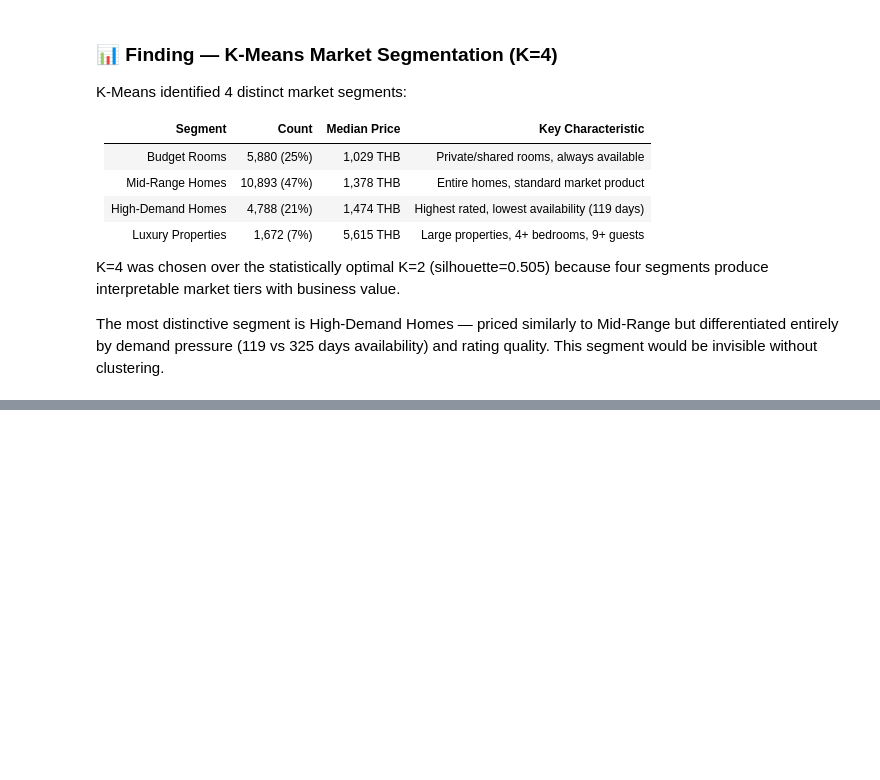
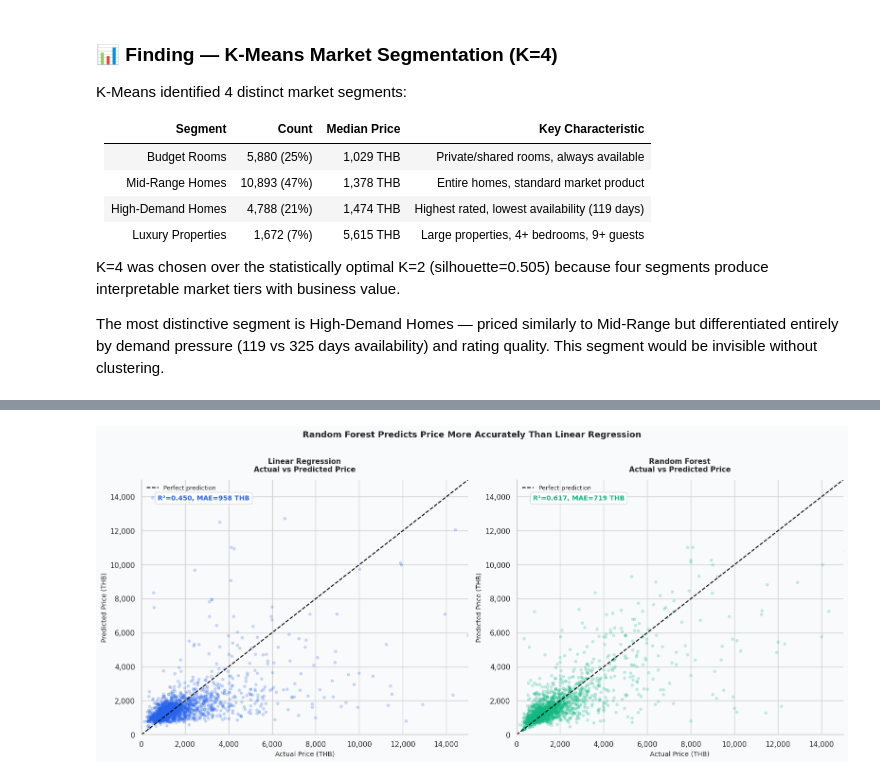
Before and after one commit to taghoutii/airbnb-eda, a Jupyter notebook: notebooks/01_eda.ipynb, the cells around one changed output, grey strips where cells are left out. Drawn from its saved outputs; the diff is of its cells as text; code cells hidden in the pictures; blank space fills up the shorter version.

Commit message:
Section 9: Linear Regressin and Random Forest

```diff
--- a/notebooks/01_eda.ipynb
+++ b/notebooks/01_eda.ipynb
@@ -2390,0 +2501,13 @@ rating quality. This segment would be invisible without clustering.
+# %%
+# Train/test split — 80% train, 20% test
+# random_state=42 ensures reproducibility
+# stratify not needed for regression
+
+X_train, X_test, y_train, y_test = train_test_split(
+    X, y, test_size=0.2, random_state=42
+)
+
+print(f"Training set:   {X_train.shape[0]:,} listings")
+print(f"Test set:       {X_test.shape[0]:,} listings")
+print(f"\nTrain target stats:\n{y_train.describe().round(3)}")
+print(f"\nTest target stats:\n{y_test.describe().round(3)}")
@@ -2390,0 +2612,48 @@ rating quality. This segment would be invisible without clustering.
+# %%
+fig, axes = plt.subplots(1, 2, figsize=(16, 7))
+
+models = [
+    ('Linear Regression', y_pred_lr, COLORS['primary'],   f"R²=0.450, MAE=958 THB"),
+    ('Random Forest',     y_pred_rf, COLORS['accent'],    f"R²=0.617, MAE=719 THB")
+]
+
+for ax, (name, y_pred, color, metrics) in zip(axes, models):
+    # Convert back to THB for interpretable axis
+    actual    = np.expm1(y_test)
+    predicted = np.expm1(y_pred)
+
+    # Sample for performance
+    idx = np.random.choice(len(actual), size=2000, replace=False)
+    ax.scatter(actual.iloc[idx], predicted[idx],
+               color=color, alpha=0.2, s=15)
+
+    # Perfect prediction line
+    max_val = min(actual.max(), 15000)  # cap at 15k for readability
+    ax.plot([0, max_val], [0, max_val],
+            color='black', linewidth=1.5, linestyle='--',
+            label='Perfect prediction')
+
+    # Metrics annotation
+    ax.text(0.05, 0.92, metrics,
+            transform=ax.transAxes,
+            fontsize=10, fontweight='bold',
+            color=color,
+            bbox=dict(boxstyle='round,pad=0.4', facecolor='white',
+                     edgecolor='lightgray', alpha=0.9))
+
+    ax.set_xlim(0, max_val)
+    ax.set_ylim(0, max_val)
+    ax.set_title(f'{name}\nActual vs Predicted Price',
+                 fontsize=11, fontweight='bold', pad=12)
+    ax.set_xlabel('Actual Price (THB)', fontsize=10)
+    ax.set_ylabel('Predicted Price (THB)', fontsize=10)
+    ax.xaxis.set_major_formatter(ticker.FuncFormatter(lambda x, _: f'{x:,.0f}'))
+    ax.yaxis.set_major_formatter(ticker.FuncFormatter(lambda x, _: f'{x:,.0f}'))
+    ax.legend(frameon=False, fontsize=9)
+
+plt.suptitle('Random Forest Predicts Price More Accurately Than Linear Regression',
+             fontsize=13, fontweight='bold', y=1.01)
+plt.tight_layout()
+plt.show()
+# %% [output]
+[figure, added]
```
Also changed, not shown: parts of 9 cells of this notebook.
